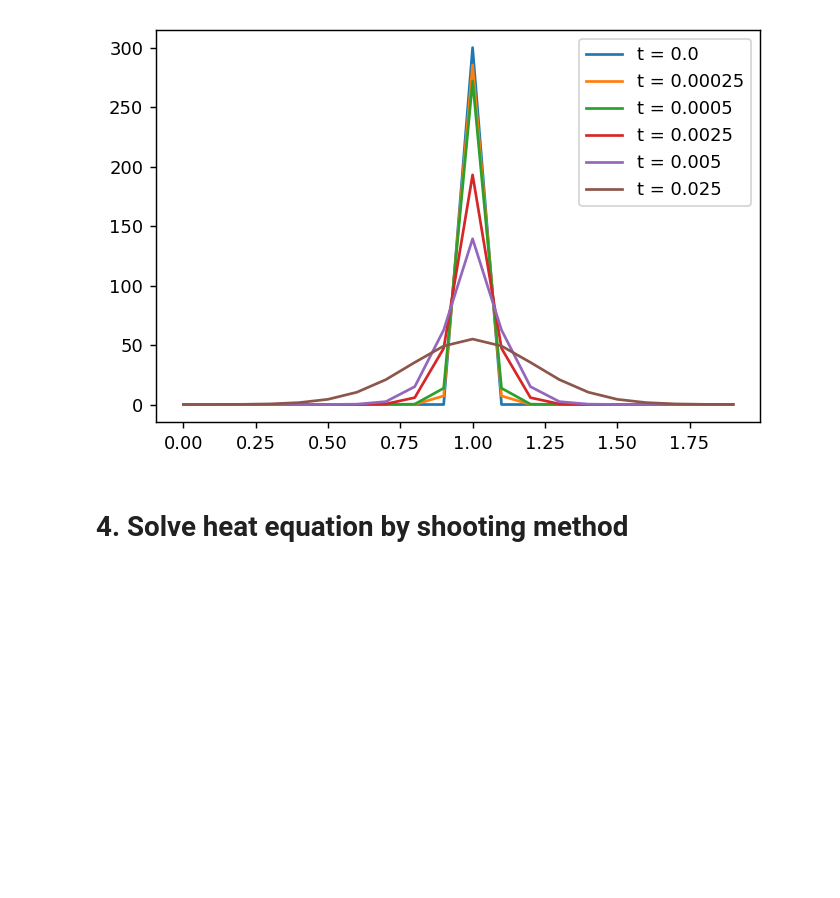
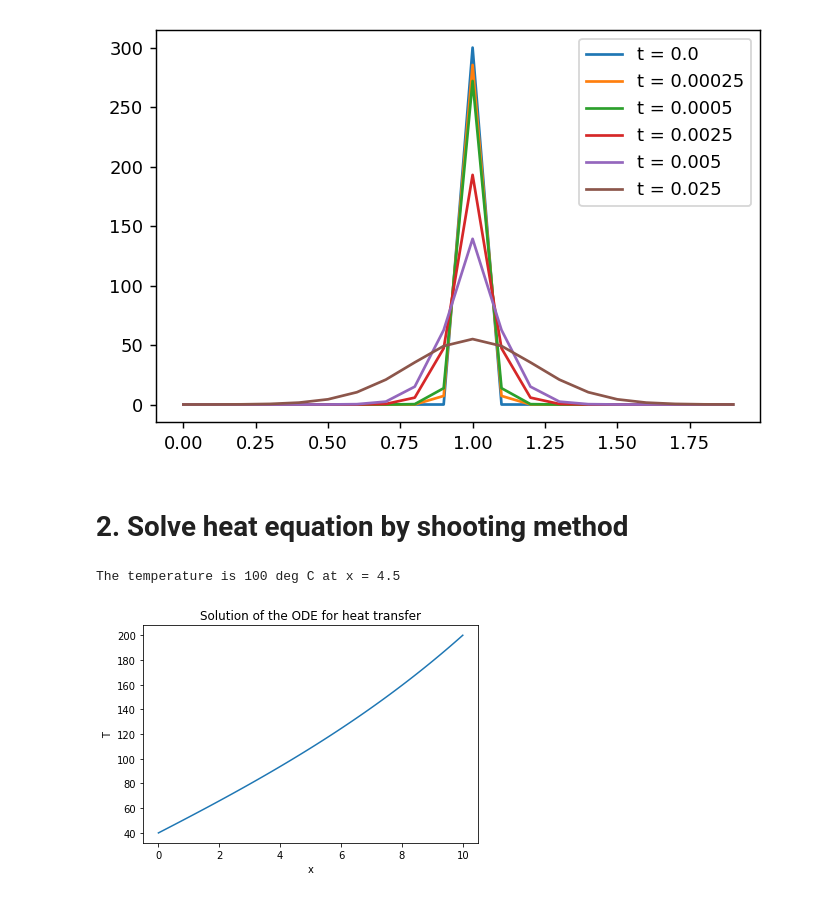
Before and after one commit to jabed-umar/P346-codes, a Jupyter notebook: ODE, PDE & Eigenvalue.ipynb, the cells around one changed output. Cells and saved outputs as stored; diff of their text form; code cells hidden in the pictures; blank space fills up the shorter version.

```diff
--- a/ODE, PDE & Eigenvalue.ipynb
+++ b/ODE, PDE & Eigenvalue.ipynb
@@ -81,4 +81,33 @@ plt.legend()
 <matplotlib.legend.Legend at 0x...>
 [figure]
 # %% [markdown]
-# 4. Solve heat equation by shooting method
+# 2. Solve heat equation by shooting method
+# %%
+def d2Tdx2(x, T, z):
+    return -0.01*(20-T)
+
+def dTdx(x, T, z):
+    return z
+
+xi = 0
+Ti = 40
+xf = 10
+Tf = 200
+h = 0.1
+tol = 1e-3
+
+x, T = a.shoot(d2Tdx2, dTdx, xi, Ti, xf, Tf, 10, 400, h, tol)
+for i in range(len(T)):
+    if T[i] >= 100:
+        dest = i
+        break
+print("The temperature is 100 deg C at x =", x[dest])
+# plotting part
+plt.plot(x, T)
+plt.title("Solution of the ODE for heat transfer")
+plt.xlabel("x")
+plt.ylabel("T")
+plt.show()
+# %% [output]
+The temperature is 100 deg C at x = 4.5
+[figure, added]
```
Also changed, not shown: 1 other file.
